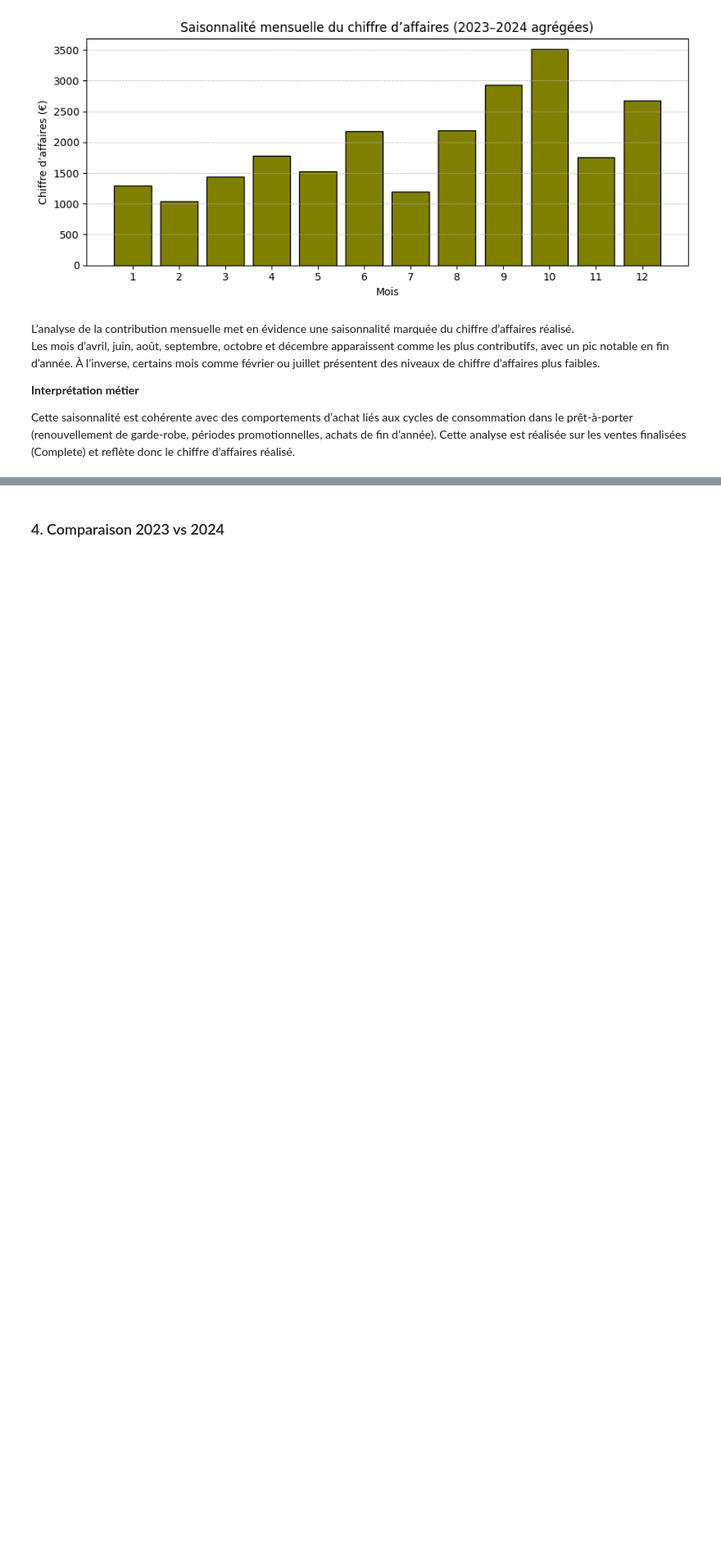
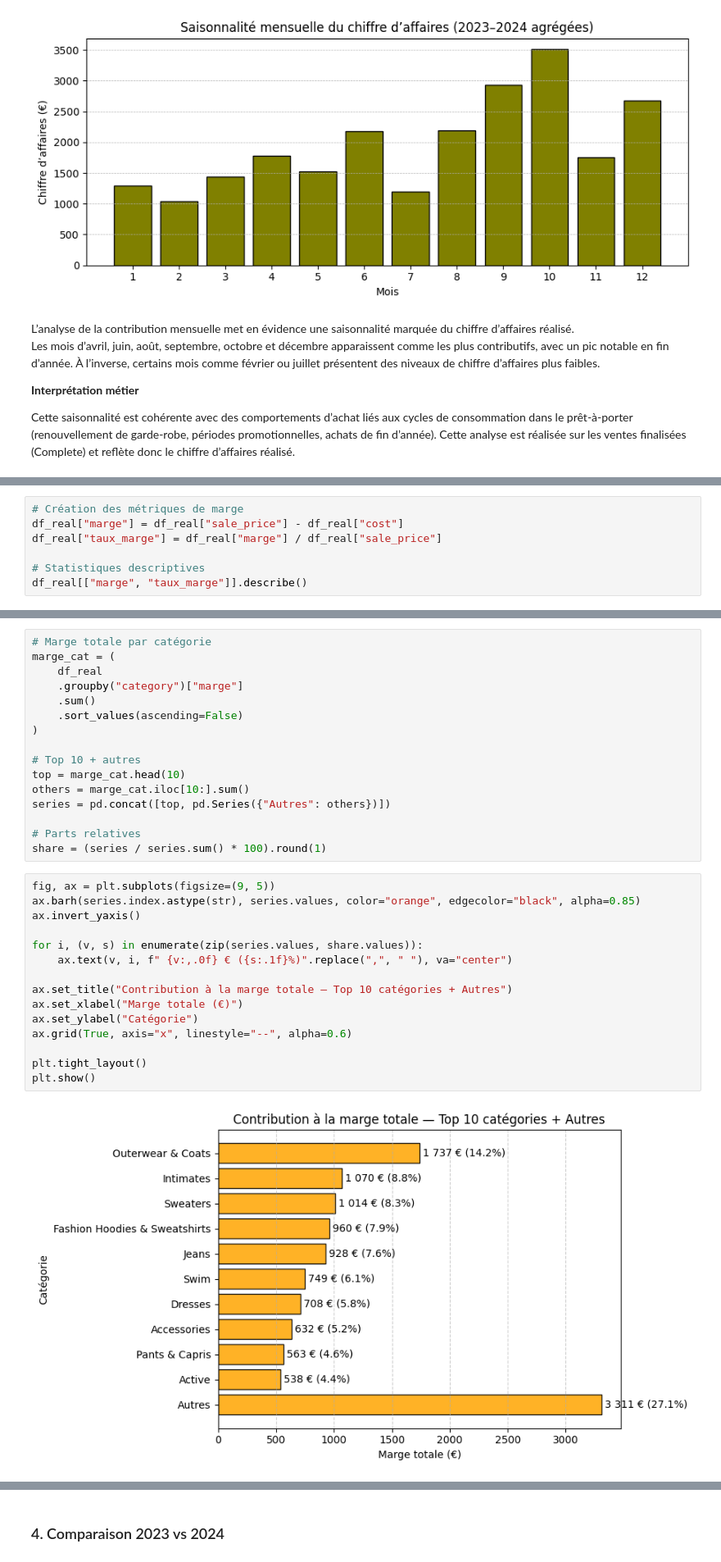
Before and after one commit to Ju3465/Analyse-e-commerce-2023-vs-2024-thelook_ecommerce, a Jupyter notebook: notebooks/eda_thelook_fr_women_2023_2024.ipynb, the cells around one changed output, grey strips where cells are left out. Shown at 82% size. Saved outputs shown, nothing was run; the diff lists cells and outputs as text; blank space fills up the shorter version.

Commit message:
taux de marge

```diff
--- a/notebooks/eda_thelook_fr_women_2023_2024.ipynb
+++ b/notebooks/eda_thelook_fr_women_2023_2024.ipynb
@@ -699,0 +706,7 @@ Cette saisonnalité est cohérente avec des comportements d’achat liés aux cy
+# %%
+# Création des métriques de marge
+df_real["marge"] = df_real["sale_price"] - df_real["cost"]
+df_real["taux_marge"] = df_real["marge"] / df_real["sale_price"]
+
+# Statistiques descriptives
+df_real[["marge", "taux_marge"]].describe()
@@ -699,0 +729,33 @@ Cette saisonnalité est cohérente avec des comportements d’achat liés aux cy
+# %%
+# Marge totale par catégorie
+marge_cat = (
+    df_real
+    .groupby("category")["marge"]
+    .sum()
+    .sort_values(ascending=False)
+)
+
+# Top 10 + autres
+top = marge_cat.head(10)
+others = marge_cat.iloc[10:].sum()
+series = pd.concat([top, pd.Series({"Autres": others})])
+
+# Parts relatives
+share = (series / series.sum() * 100).round(1)
+# %%
+fig, ax = plt.subplots(figsize=(9, 5))
+ax.barh(series.index.astype(str), series.values, color="orange", edgecolor="black", alpha=0.85)
+ax.invert_yaxis()
+
+for i, (v, s) in enumerate(zip(series.values, share.values)):
+    ax.text(v, i, f" {v:,.0f} € ({s:.1f}%)".replace(",", " "), va="center")
+
+ax.set_title("Contribution à la marge totale — Top 10 catégories + Autres")
+ax.set_xlabel("Marge totale (€)")
+ax.set_ylabel("Catégorie")
+ax.grid(True, axis="x", linestyle="--", alpha=0.6)
+
+plt.tight_layout()
+plt.show()
+# %% [output]
+[figure, added]
```
Also changed, not shown: parts of 12 cells of this notebook.
